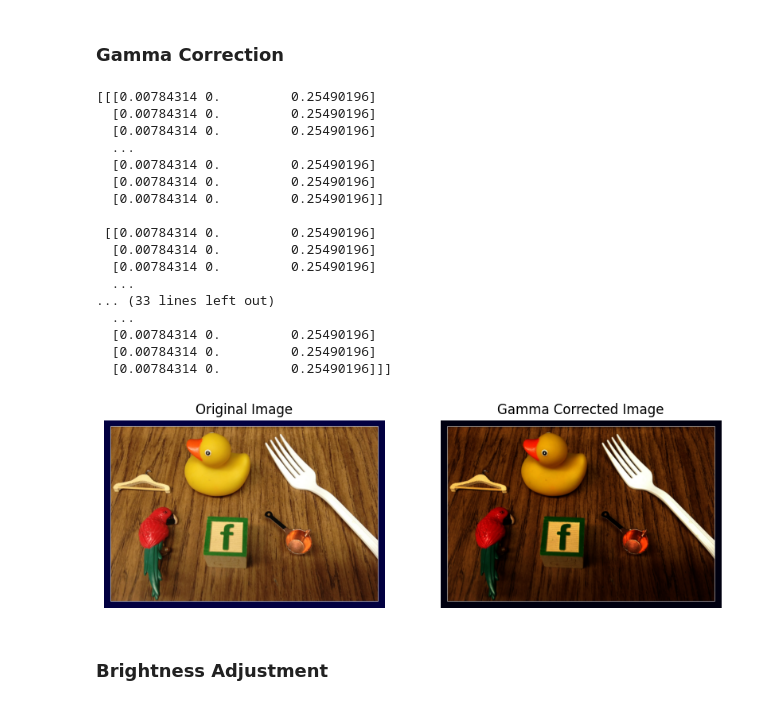
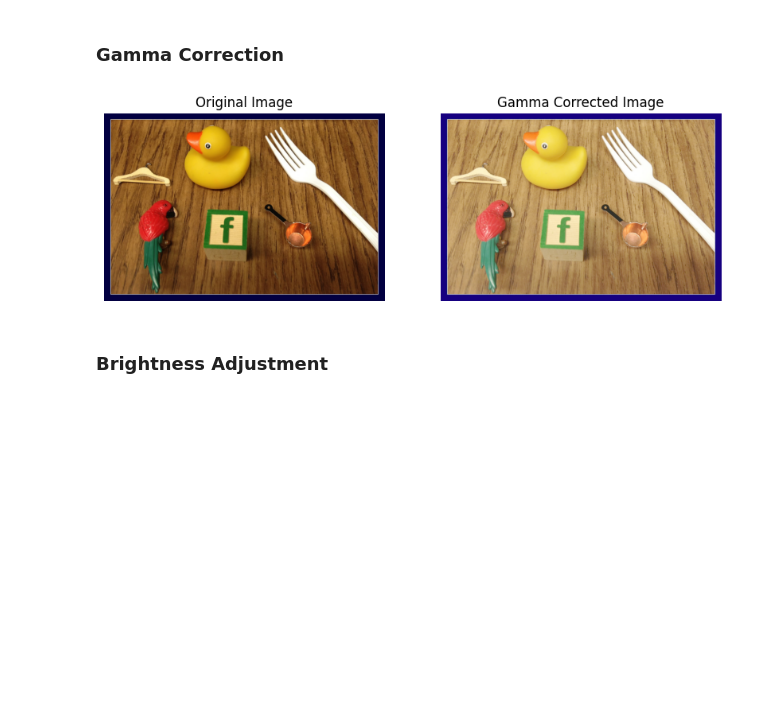
Before and after one commit to MDSALMANSHAMS/Learning, a Jupyter notebook: Python_imageProcessing/2_point_operations/main.ipynb, the cells around one changed output. Cells and saved outputs as stored; diff of their text form; code cells hidden in the pictures; blank space fills up the shorter version.

```diff
--- a/Python_imageProcessing/2_point_operations/main.ipynb
+++ b/Python_imageProcessing/2_point_operations/main.ipynb
@@ -346,52 +346,35 @@ plt.show()
 # %%
 import cv2
 import numpy as np
 import matplotlib.pyplot as plt
 
 # Load an image
 image = cv2.imread('object.jpg')
 image = cv2.cvtColor(image, cv2.COLOR_BGR2RGB)  # Convert BGR to RGB for Matplotlib
 # print(image/255)
 
 # Apply gamma correction
-gamma = 2
+gamma = 0.5
 
 # non-linear operation used to encode and decode the luminance or tristimulus values in an image.
 # It is used to adjust the brightness of an image by altering the intensity of the pixels.
 gamma_corrected = np.array(255 * (image / 255) ** gamma, dtype='uint8')
 
 # Display the original and gamma-corrected images
 plt.figure(figsize=(10, 5))
 plt.subplot(1, 2, 1)
 plt.imshow(image)
 plt.title('Original Image')
 plt.axis('off')
 
 plt.subplot(1, 2, 2)
 plt.imshow(gamma_corrected)
 plt.title('Gamma Corrected Image')
 plt.axis('off')
 
 plt.show()
 # %% [output]
-[[[0.00784314 0.         0.25490196]
-  [0.00784314 0.         0.25490196]
-  [0.00784314 0.         0.25490196]
-  ...
-  [0.00784314 0.         0.25490196]
-  [0.00784314 0.         0.25490196]
-  [0.00784314 0.         0.25490196]]
-
- [[0.00784314 0.         0.25490196]
-  [0.00784314 0.         0.25490196]
-  [0.00784314 0.         0.25490196]
-  ...
-... (33 lines left out)
-  ...
-  [0.00784314 0.         0.25490196]
-  [0.00784314 0.         0.25490196]
-  [0.00784314 0.         0.25490196]]]
-[figure, old version]
+[figure, new version]
 # %% [markdown]
 ### Brightness Adjustment
 # %%
```
Also changed, not shown: 8 other files.
